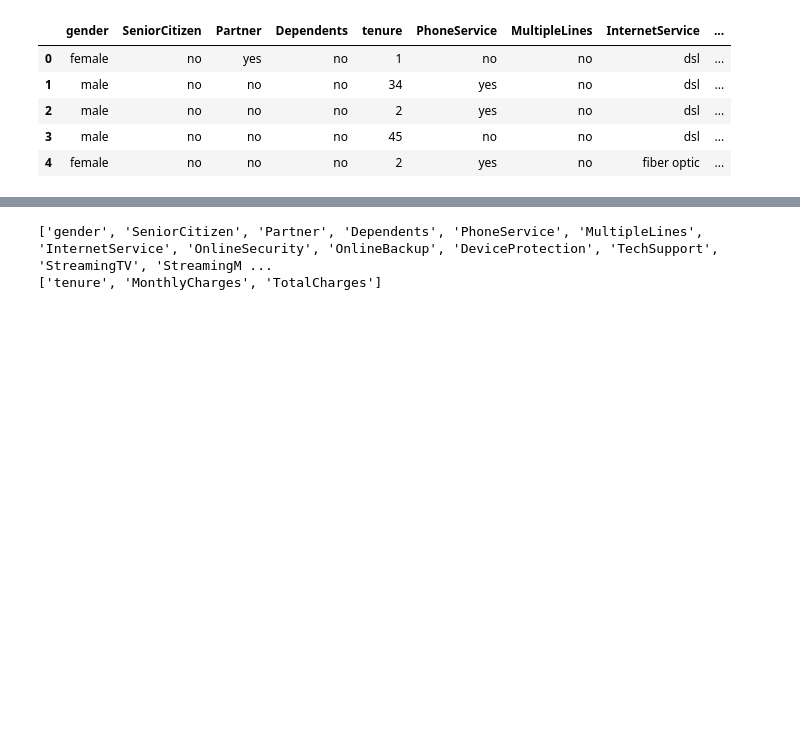
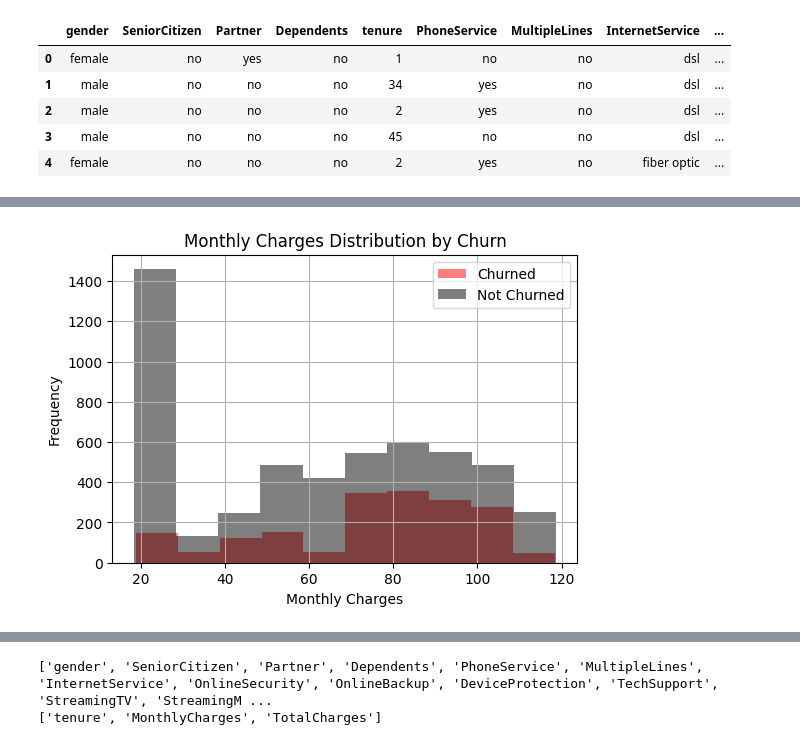
Before and after one commit to derravi/ChurnSense_An_Automated_Machine_Learning_System_for_Customer_Churn_Risk_Prediction, a Jupyter notebook: main.ipynb, the cells around one changed output, grey strips where cells are left out. Cells and saved outputs as stored; diff of their text form; code cells hidden in the pictures; blank space fills up the shorter version.

```diff
--- a/main.ipynb
+++ b/main.ipynb
@@ -45,0 +58,18 @@ array(['electronic', 'mailed', 'bank transfer', 'credit card'],
+# %%
+#Monthly Charges Distribution
+
+churn_yes = df[df["Churn"]=="yes"]['MonthlyCharges']
+churn_no = df[df["Churn"]=="no"]['MonthlyCharges']
+
+plt.figure(figsize=(6,4))
+plt.hist(churn_yes,alpha=0.5,label="Churned",color="red")
+plt.hist(churn_no,alpha=0.5,label="Not Churned",color="black")
+plt.title("Monthly Charges Distribution by Churn")
+plt.xlabel("Monthly Charges")
+plt.ylabel("Frequency")
+plt.legend()
+plt.grid(True)
+plt.savefig("Graphs_Insights/Monthly_Charges_Distribution.png",dpi=300,bbox_inches='tight')
+plt.show()
+# %% [output]
+[figure, added]
```
Also changed, not shown: parts of 6 cells of this notebook, 8 other files.
